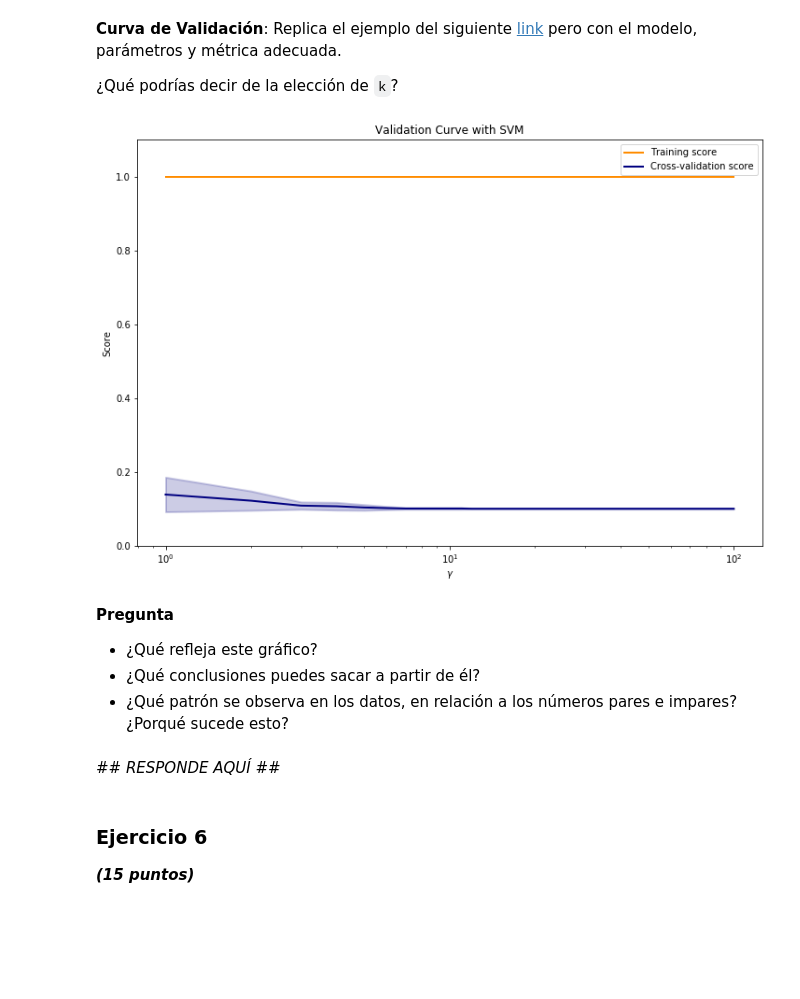
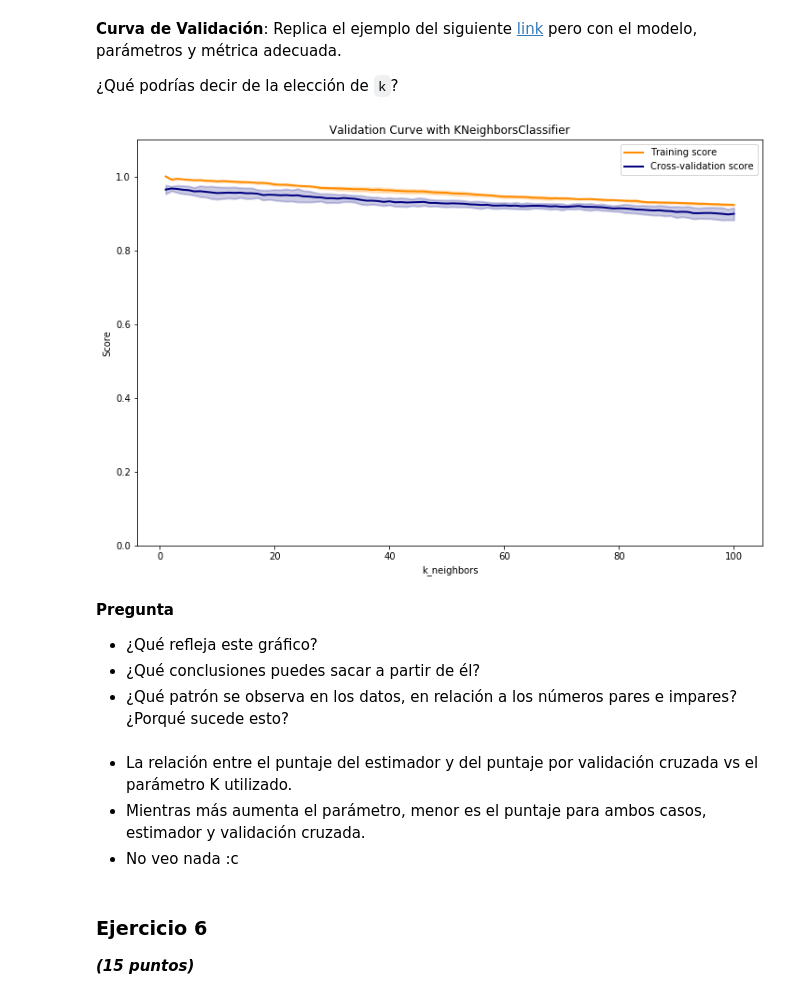
Before and after one commit to BOlguin/MAT281_portfolio, a Jupyter notebook: Laboratorios y Tareas/m05_project01/m05_project01.ipynb, the cells around one changed output. Drawn from its saved outputs; the diff is of its cells as text; code cells hidden in the pictures; blank space fills up the shorter version.

```diff
--- a/Laboratorios y Tareas/m05_project01/m05_project01.ipynb
+++ b/Laboratorios y Tareas/m05_project01/m05_project01.ipynb
@@ -387,41 +389,43 @@ rr_est = Ridge(alpha=0.1)
 # %%
 plt.figure(figsize=(12, 8))
 train_scores, test_scores = validation_curve(
-    SVC(), X, y, param_name="gamma", param_range=param_range,
+    KNeighborsClassifier(), X, y, param_name="n_neighbors", param_range=param_range,
     scoring="accuracy", n_jobs=-1)
 
 train_scores_mean = np.mean(train_scores, axis=1)
 train_scores_std = np.std(train_scores, axis=1)
 test_scores_mean = np.mean(test_scores, axis=1)
 test_scores_std = np.std(test_scores, axis=1)
 
-plt.title("Validation Curve with SVM")
-plt.xlabel(r"$\gamma$")
+plt.title("Validation Curve with KNeighborsClassifier")
+plt.xlabel("k_neighbors")
 plt.ylabel("Score")
 plt.ylim(0.0, 1.1)
 lw = 2
-plt.semilogx(param_range, train_scores_mean, label="Training score",
+plt.plot(param_range, train_scores_mean, label="Training score",
              color="darkorange", lw=lw)
 plt.fill_between(param_range, train_scores_mean - train_scores_std,
                  train_scores_mean + train_scores_std, alpha=0.2,
                  color="darkorange", lw=lw)
-plt.semilogx(param_range, test_scores_mean, label="Cross-validation score",
+plt.plot(param_range, test_scores_mean, label="Cross-validation score",
              color="navy", lw=lw)
 plt.fill_between(param_range, test_scores_mean - test_scores_std,
                  test_scores_mean + test_scores_std, alpha=0.2,
                  color="navy", lw=lw)
 plt.legend(loc="best")
 plt.show();
 # %% [output]
-[figure, old version]
+[figure, new version]
 # %% [markdown]
 **Pregunta**
 
 * ¿Qué refleja este gráfico?
 * ¿Qué conclusiones puedes sacar a partir de él?
 * ¿Qué patrón se observa en los datos, en relación a los números pares e impares? ¿Porqué sucede esto?
-# %% [markdown]
-_## RESPONDE AQUÍ ##_
+# %% [markdown]
+* La relación entre el puntaje del estimador y del puntaje por validación cruzada vs el parámetro K utilizado.
+* Mientras más aumenta el parámetro, menor es el puntaje para ambos casos, estimador y validación cruzada.
+* No veo nada :c
 # %% [markdown]
 ### Ejercicio 6
 
```
Also changed, not shown: parts of 25 cells of this notebook.
